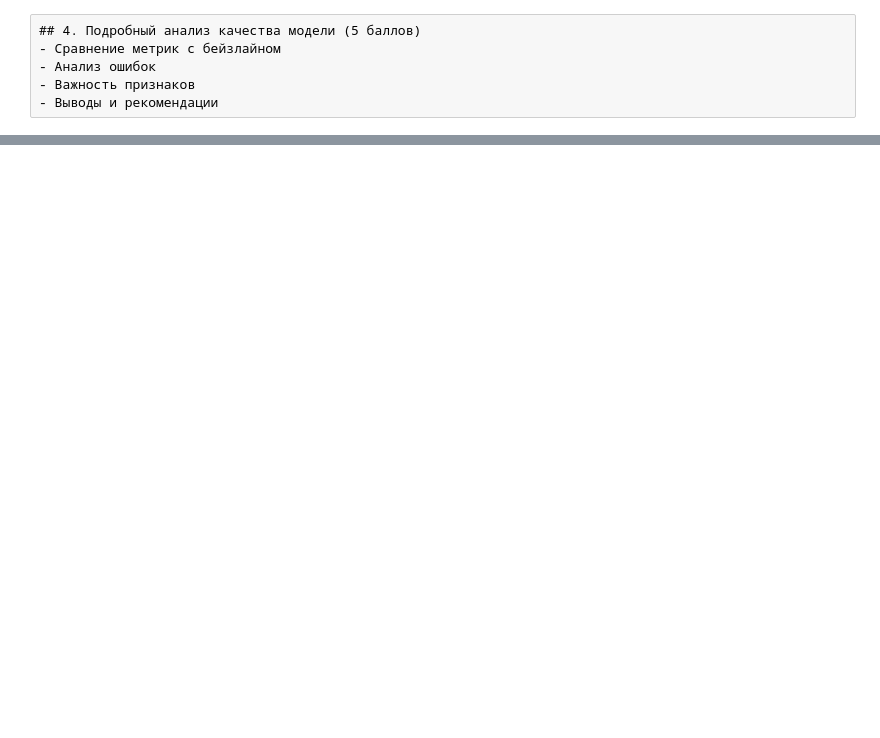
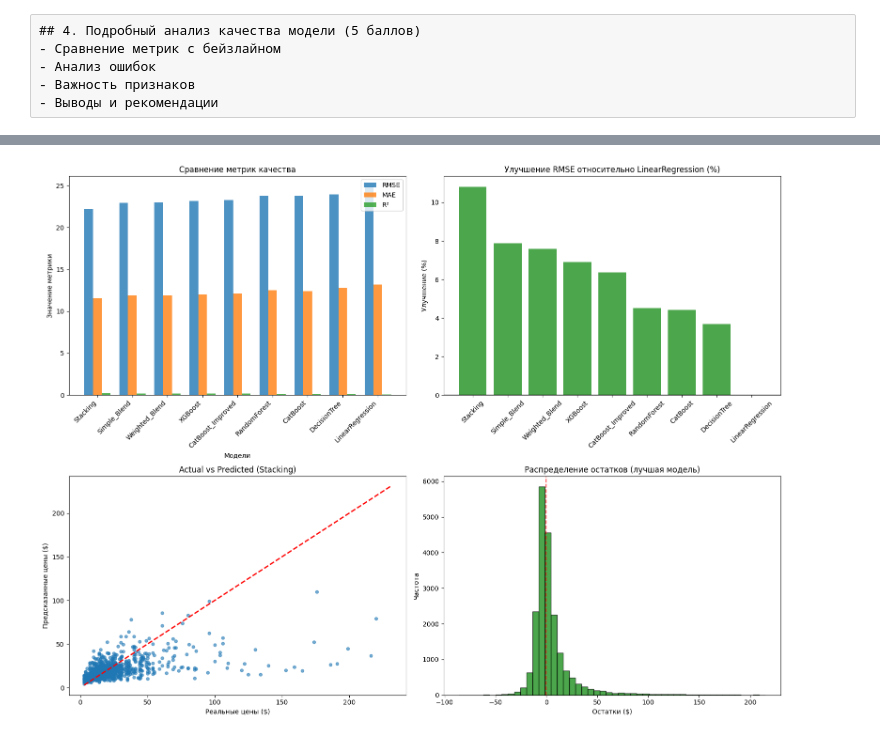
Before and after one commit to potapovkd/mlops4, a Jupyter notebook: Mercari_Pricing_Improved.ipynb, the cells around one changed output, grey strips where cells are left out. Saved outputs shown, nothing was run; the diff lists cells and outputs as text; code cells hidden in the pictures; blank space fills up the shorter version.

```diff
--- a/Mercari_Pricing_Improved.ipynb
+++ b/Mercari_Pricing_Improved.ipynb
@@ -18,6 +18,9 @@ warnings.filterwarnings('ignore')
 # Загрузка данных
 df = pd.read_csv('data/train.tsv', sep='\t')
 
+# Берем только часть данных для быстрого тестирования (можно увеличить)
+df = df.sample(n=100000, random_state=42).reset_index(drop=True)
+
 # Расширенная очистка данных
 df['category_name'] = df['category_name'].fillna('Other')
 df['brand_name'] = df['brand_name'].fillna('Unknown')
@@ -222,18 +232,21 @@ else:
 # %%
-# 6. Стекинг
-if len(predictions) >= 2:
-    print("Создание стекинга...")
+# 6. Стекинг (облегченная версия)
+if len(predictions) >= 1:
+    print("Создание простого стекинга...")
     estimators = []
     if catboost_available:
-        estimators.append(('catboost', CatBoostRegressor(iterations=100, verbose=0, random_state=42)))
+        estimators.append(('catboost', CatBoostRegressor(iterations=30, verbose=0, random_state=42)))
     if xgboost_available:
-        estimators.append(('xgboost', XGBRegressor(n_estimators=100, random_state=42, verbosity=0)))
-    estimators.append(('rf', RandomForestRegressor(n_estimators=50, random_state=42)))
+        estimators.append(('xgboost', XGBRegressor(n_estimators=30, random_state=42, verbosity=0)))
+    estimators.append(('rf', RandomForestRegressor(n_estimators=20, random_state=42)))
+
+    # Берем максимум 2 модели для стекинга
+    estimators = estimators[:2]
 
     stacking = StackingRegressor(
         estimators=estimators,
         final_estimator=Ridge(alpha=1.0),
-        n_jobs=-1
+        n_jobs=1  # Убираем параллельность для экономии памяти
     )
     stacking.fit(X_train, y_train)
     stack_pred = stacking.predict(X_test)
@@ -276,0 +260,21 @@ else:
+# %%
+# 7. Упрощенная оптимизация (без Optuna для экономии времени)
+if catboost_available:
+    print("Обучение CatBoost с улучшенными параметрами...")
+
+    # Просто используем немного лучшие параметры без долгого поиска
+    improved_catboost = CatBoostRegressor(
+        iterations=80,
+        depth=5,
+        learning_rate=0.15,
+        l2_leaf_reg=3,
+        random_state=42,
+        verbose=0
+    )
+    improved_catboost.fit(X_train, y_train)
+    improved_cat_pred = improved_catboost.predict(X_test)
+    predictions['CatBoost_Improved'] = improved_cat_pred
+    print("CatBoost с улучшенными параметрами обучен!")
+
+else:
+    print("CatBoost недоступен для улучшения")
@@ -414,34 +444,36 @@ axes[0,1].set_ylabel('Улучшение (%)')
 axes[0,1].tick_params(axis='x', rotation=45)
 axes[0,1].axhline(y=0, color='black', linestyle='-', alpha=0.3)
 
 # 3. Actual vs Predicted для лучшей модели
 best_model = results_df.iloc[0]['Model']
 if best_model in predictions_exp_clipped:
     best_pred = predictions_exp_clipped[best_model]
 elif best_model == 'LinearRegression':
     best_pred = lr_pred_exp_clipped
 elif best_model == 'DecisionTree':
     best_pred = dt_pred_exp_clipped
 elif best_model == 'RandomForest':
     best_pred = rf_pred_exp_clipped
 
 sample_idx = np.random.choice(len(y_test_exp), 1000, replace=False)
-axes[1,0].scatter(y_test_exp[sample_idx], best_pred[sample_idx], alpha=0.6, s=20)
+axes[1,0].scatter(y_test_exp.iloc[sample_idx], best_pred[sample_idx], alpha=0.6, s=20)
 axes[1,0].plot([y_test_exp.min(), y_test_exp.max()], [y_test_exp.min(), y_test_exp.max()], 'r--', lw=2)
 axes[1,0].set_xlabel('Реальные цены ($)')
 axes[1,0].set_ylabel('Предсказанные цены ($)')
 axes[1,0].set_title(f'Actual vs Predicted ({best_model})')
 
 # 4. Распределение ошибок
 residuals = y_test_exp - best_pred
 axes[1,1].hist(residuals, bins=50, alpha=0.7, color='green', edgecolor='black')
 axes[1,1].set_title('Распределение остатков (лучшая модель)')
 axes[1,1].set_xlabel('Остатки ($)')
 axes[1,1].set_ylabel('Частота')
 axes[1,1].axvline(x=0, color='red', linestyle='--', alpha=0.7)
 
 plt.tight_layout()
 plt.show()
+# %% [output]
+[figure, added]
 # %%
 # Анализ важности признаков для лучшей модели
 if catboost_available and 'CatBoost' in predictions_exp_clipped:
```
Also changed, not shown: parts of 18 cells of this notebook.
